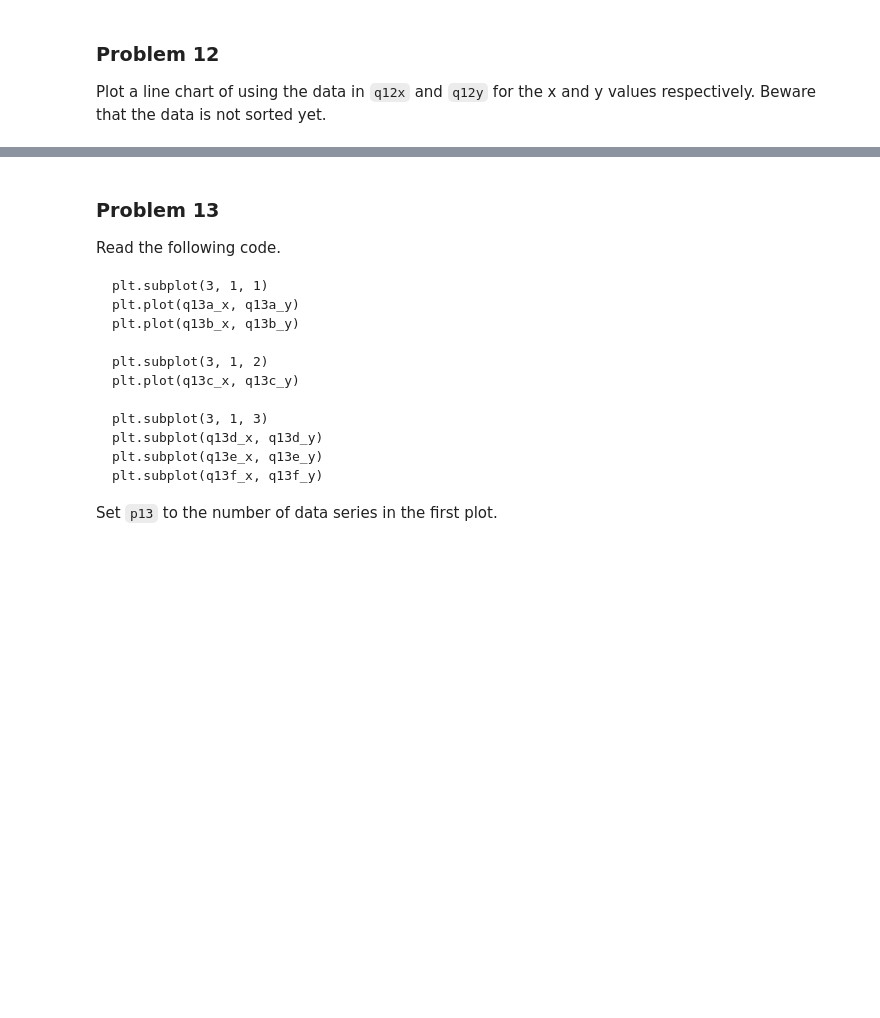
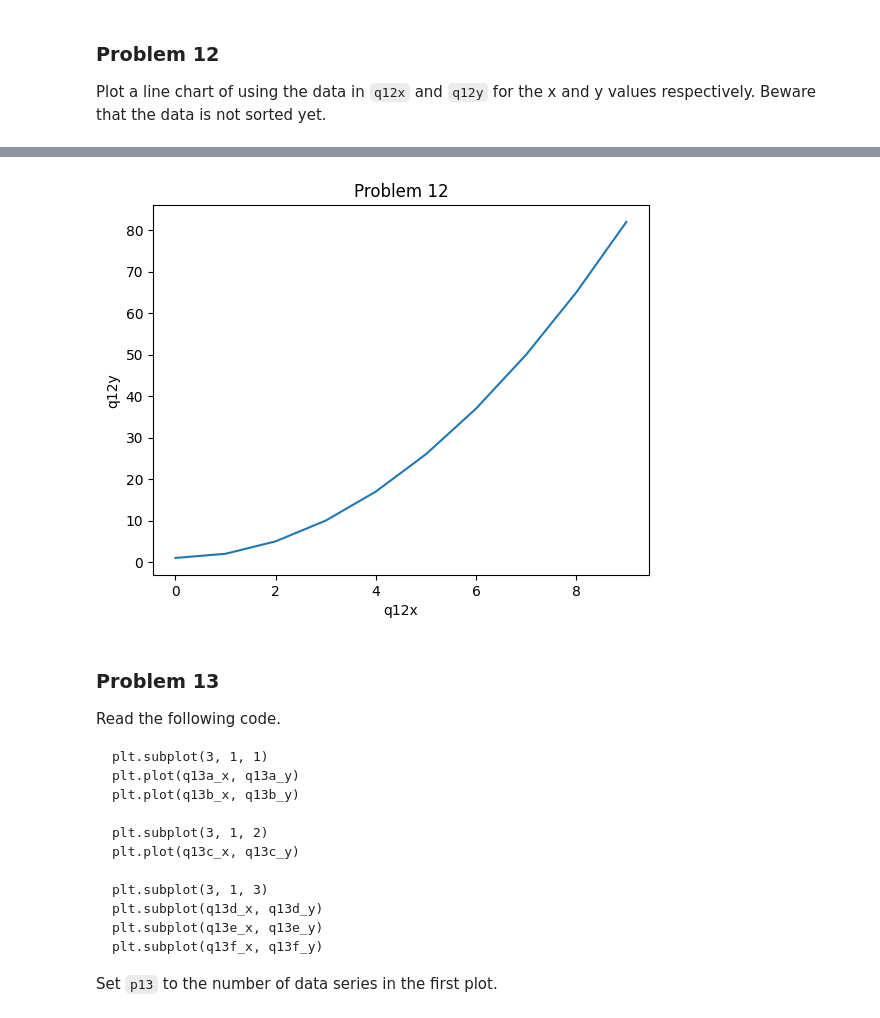
Before and after one commit to kmdavis2/dx602-homework-05, a Jupyter notebook: homework.ipynb, the cells around one changed output, grey strips where cells are left out. Drawn from its saved outputs; the diff is of its cells as text; code cells hidden in the pictures; blank space fills up the shorter version.

```diff
--- a/homework.ipynb
+++ b/homework.ipynb
@@ -356,3 +366,14 @@ Ellipsis
+# %%
+# YOUR CHANGES HERE
+
+x_sorted, y_sorted = zip(*sorted(zip(q12x, q12y)))
+plt.plot(x_sorted, y_sorted)
+plt.title("Problem 12")
+plt.xlabel("q12x")
+plt.ylabel("q12y")
+plt.show()
+# %% [output]
+[figure, added]
 # %% [markdown]
 ### Problem 13
 
```
Also changed, not shown: parts of 9 cells of this notebook, 1 other file.
